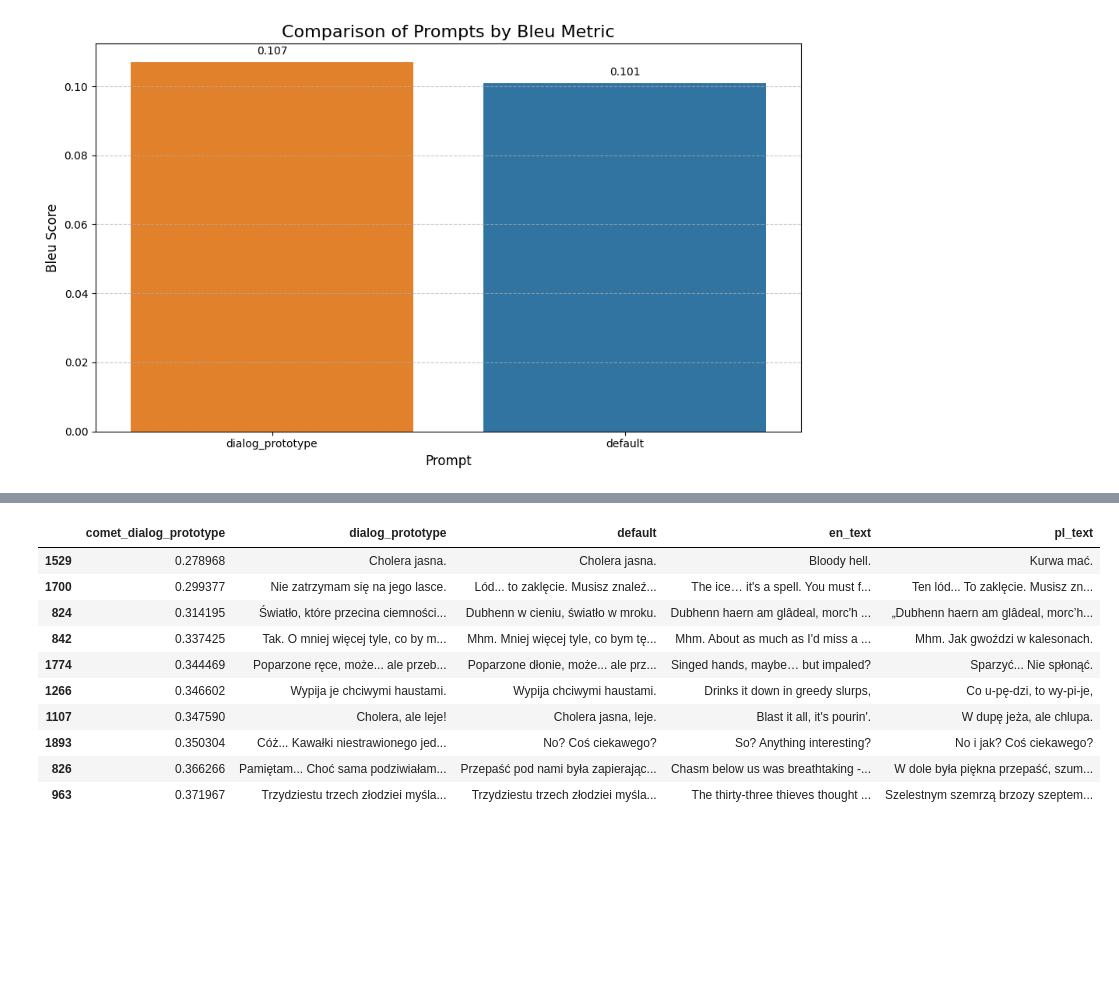
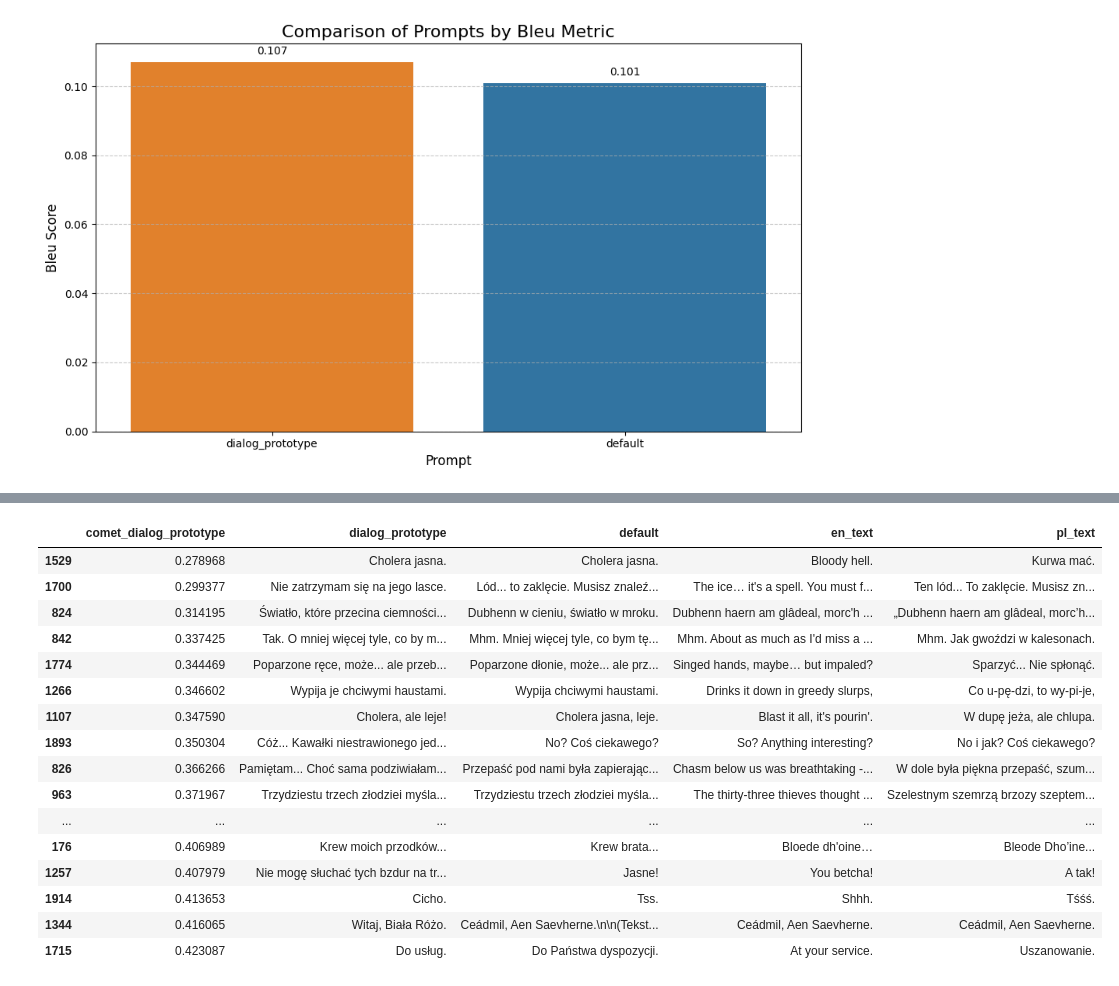
Before and after one commit to refrigerr/adaptation-of-machine-translation, a Jupyter notebook: experiments_dialog/dialog_pipeline_results.ipynb, the cells around one changed output, grey strips where cells are left out. Saved outputs shown, nothing was run; the diff lists cells and outputs as text; code cells hidden in the pictures; blank space fills up the shorter version.

```diff
--- a/experiments_dialog/dialog_pipeline_results.ipynb
+++ b/experiments_dialog/dialog_pipeline_results.ipynb
@@ -105,17 +111,23 @@ result
 # %%
 sorted_df = dialog_prototype_comparison.sort_values(by='comet_dialog_prototype', ascending=True)
-top_5_lowest = sorted_df.head(10)
+top_5_lowest = sorted_df.head(20)
 result = top_5_lowest[['comet_dialog_prototype','dialog_prototype', 'default', 'en_text', 'pl_text']]
 result
 # %% [output]
 |  | comet_dialog_prototype | dialog_prototype | default | en_text | pl_text |
 | 1529 | 0.278968 | Cholera jasna. | Cholera jasna. | Bloody hell. | Kurwa mać. |
 | 1700 | 0.299377 | Nie zatrzymam się na jego lasce. | Lód... to zaklęcie. Musisz znaleź... | The ice… it's a spell. You must f... | Ten lód... To zaklęcie. Musisz zn... |
 | 824 | 0.314195 | Światło, które przecina ciemności... | Dubhenn w cieniu, światło w mroku. | Dubhenn haern am glâdeal, morc'h ... | „Dubhenn haern am glâdeal, morc’h... |
 | 842 | 0.337425 | Tak. O mniej więcej tyle, co by m... | Mhm. Mniej więcej tyle, co bym tę... | Mhm. About as much as I'd miss a ... | Mhm. Jak gwoździ w kalesonach. |
 | 1774 | 0.344469 | Poparzone ręce, może... ale przeb... | Poparzone dłonie, może... ale prz... | Singed hands, maybe… but impaled? | Sparzyć... Nie spłonąć. |
 | 1266 | 0.346602 | Wypija je chciwymi haustami. | Wypija chciwymi haustami. | Drinks it down in greedy slurps, | Co u-pę-dzi, to wy-pi-je, |
 | 1107 | 0.347590 | Cholera, ale leje! | Cholera jasna, leje. | Blast it all, it's pourin'. | W dupę jeża, ale chlupa. |
 | 1893 | 0.350304 | Cóż... Kawałki niestrawionego jed... | No? Coś ciekawego? | So? Anything interesting? | No i jak? Coś ciekawego? |
 | 826 | 0.366266 | Pamiętam... Choć sama podziwiałam... | Przepaść pod nami była zapierając... | Chasm below us was breathtaking -... | W dole była piękna przepaść, szum... |
 | 963 | 0.371967 | Trzydziestu trzech złodziei myśla... | Trzydziestu trzech złodziei myśla... | The thirty-three thieves thought ... | Szelestnym szemrzą brzozy szeptem... |
+| ... | ... | ... | ... | ... | ... |
+| 176 | 0.406989 | Krew moich przodków... | Krew brata... | Bloede dh'oine… | Bleode Dho’ine... |
+| 1257 | 0.407979 | Nie mogę słuchać tych bzdur na tr... | Jasne! | You betcha! | A tak! |
+| 1914 | 0.413653 | Cicho. | Tss. | Shhh. | Tśśś. |
+| 1344 | 0.416065 | Witaj, Biała Różo. | Ceádmil, Aen Saevherne.\n\n(Tekst... | Ceádmil, Aen Saevherne. | Ceádmil, Aen Saevherne. |
+| 1715 | 0.423087 | Do usług. | Do Państwa dyspozycji. | At your service. | Uszanowanie. |
```
Also changed, not shown: parts of 5 cells of this notebook, 5 other files.
